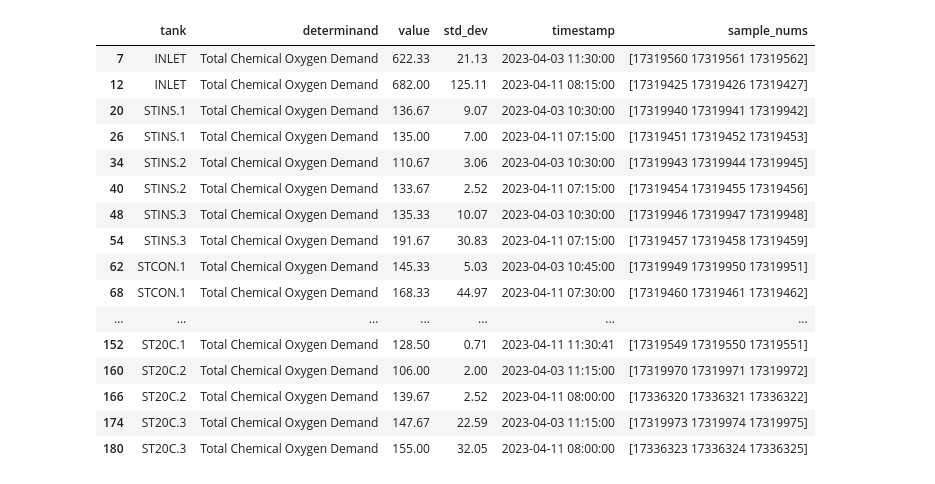
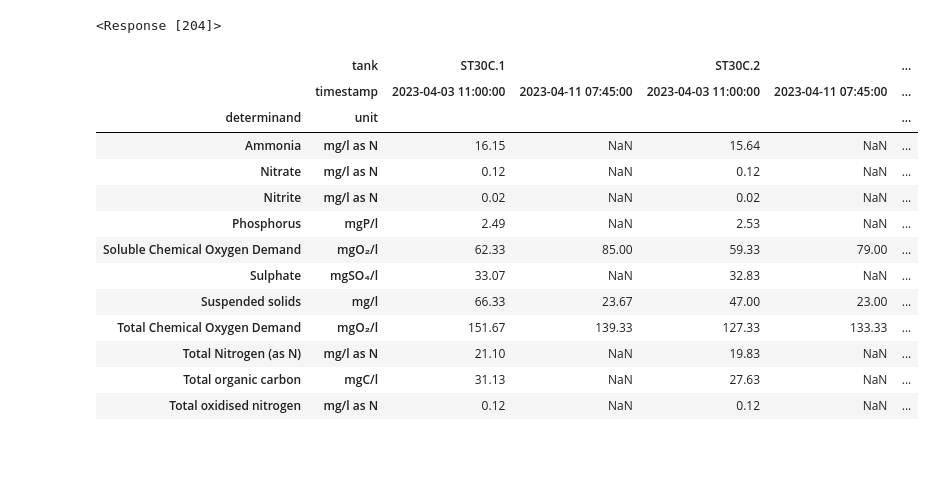
Before and after one commit to calcut/gauldry-lab-data, a Jupyter notebook: data_processing.ipynb, the cells around one changed output. Drawn from its saved outputs; the diff is of its cells as text; code cells hidden in the pictures; blank space fills up the shorter version.

```diff
--- a/data_processing.ipynb
+++ b/data_processing.ipynb
@@ -119,21 +122,43 @@ output_df
-# %%
-cod_df = output_df[output_df['determinand'] == 'Total Chemical Oxygen Demand']
-cod_df
-# %% [output]
-|  | tank | determinand | value | std_dev | timestamp | sample_nums |
-| 7 | INLET | Total Chemical Oxygen Demand | 622.33 | 21.13 | 2023-04-03 11:30:00 | [17319560 17319561 17319562] |
-| 12 | INLET | Total Chemical Oxygen Demand | 682.00 | 125.11 | 2023-04-11 08:15:00 | [17319425 17319426 17319427] |
-| 20 | STINS.1 | Total Chemical Oxygen Demand | 136.67 | 9.07 | 2023-04-03 10:30:00 | [17319940 17319941 17319942] |
-| 26 | STINS.1 | Total Chemical Oxygen Demand | 135.00 | 7.00 | 2023-04-11 07:15:00 | [17319451 17319452 17319453] |
-| 34 | STINS.2 | Total Chemical Oxygen Demand | 110.67 | 3.06 | 2023-04-03 10:30:00 | [17319943 17319944 17319945] |
-| 40 | STINS.2 | Total Chemical Oxygen Demand | 133.67 | 2.52 | 2023-04-11 07:15:00 | [17319454 17319455 17319456] |
-| 48 | STINS.3 | Total Chemical Oxygen Demand | 135.33 | 10.07 | 2023-04-03 10:30:00 | [17319946 17319947 17319948] |
-| 54 | STINS.3 | Total Chemical Oxygen Demand | 191.67 | 30.83 | 2023-04-11 07:15:00 | [17319457 17319458 17319459] |
-| 62 | STCON.1 | Total Chemical Oxygen Demand | 145.33 | 5.03 | 2023-04-03 10:45:00 | [17319949 17319950 17319951] |
-| 68 | STCON.1 | Total Chemical Oxygen Demand | 168.33 | 44.97 | 2023-04-11 07:30:00 | [17319460 17319461 17319462] |
-| ... | ... | ... | ... | ... | ... | ... |
-| 152 | ST20C.1 | Total Chemical Oxygen Demand | 128.50 | 0.71 | 2023-04-11 11:30:41 | [17319549 17319550 17319551] |
-| 160 | ST20C.2 | Total Chemical Oxygen Demand | 106.00 | 2.00 | 2023-04-03 11:15:00 | [17319970 17319971 17319972] |
-| 166 | ST20C.2 | Total Chemical Oxygen Demand | 139.67 | 2.52 | 2023-04-11 08:00:00 | [17336320 17336321 17336322] |
-| 174 | ST20C.3 | Total Chemical Oxygen Demand | 147.67 | 22.59 | 2023-04-03 11:15:00 | [17319973 17319974 17319975] |
-| 180 | ST20C.3 | Total Chemical Oxygen Demand | 155.00 | 32.05 | 2023-04-11 08:00:00 | [17336323 17336324 17336325] |
+# %%
+# post to dashboard http
+import requests
+import json
+
+url = "https://groker.init.st/api/events"
+headers = {
+    "Content-Type"   : "application/json",
+    "Accept-Version" : "~0",
+    "X-IS-AccessKey" : "ist_O6Vp7ViKli7ozqh8cdfBGsJjCVOPGoi7",
+    "X-IS-BucketKey"  : "Y6TVW65B6ULJ"
+}
+
+requests.post(url, headers=headers, data=json.dumps(dashboard_data))
+# %% [output]
+<Response [204]>
+# %%
+
+tanks = ['STCON', 'STINS', 'ST20C', 'ST30C']
+for t in tanks:
+
+    # select from output_df where tank name starts with e.g. "STINS"
+    tab_df = output_df[output_df['tank'].str.startswith(t)]
+
+    # arrange so the STINS1 and STINS2 are side by side
+    tab_df = tab_df.pivot_table(index=['determinand', 'unit' ], columns=['tank', 'timestamp'], values='value',)
+
+tab_df
+# %% [output]
+|  | tank | ST30C.1 |  | ST30C.2 |  | ... |
+|  | timestamp | 2023-04-03 11:00:00 | 2023-04-11 07:45:00 | 2023-04-03 11:00:00 | 2023-04-11 07:45:00 | ... |
+| determinand | unit |  |  |  |  | ... |
+| Ammonia | mg/l as N | 16.15 | NaN | 15.64 | NaN | ... |
+| Nitrate | mg/l as N | 0.12 | NaN | 0.12 | NaN | ... |
+| Nitrite | mg/l as N | 0.02 | NaN | 0.02 | NaN | ... |
+| Phosphorus | mgP/l | 2.49 | NaN | 2.53 | NaN | ... |
+| Soluble Chemical Oxygen Demand | mgO₂/l | 62.33 | 85.00 | 59.33 | 79.00 | ... |
+| Sulphate | mgSO₄/l | 33.07 | NaN | 32.83 | NaN | ... |
+| Suspended solids | mg/l | 66.33 | 23.67 | 47.00 | 23.00 | ... |
+| Total Chemical Oxygen Demand | mgO₂/l | 151.67 | 139.33 | 127.33 | 133.33 | ... |
+| Total Nitrogen (as N) | mg/l as N | 21.10 | NaN | 19.83 | NaN | ... |
+| Total organic carbon | mgC/l | 31.13 | NaN | 27.63 | NaN | ... |
+| Total oxidised nitrogen | mg/l as N | 0.12 | NaN | 0.12 | NaN | ... |
```
Also changed, not shown: parts of 3 cells of this notebook.
